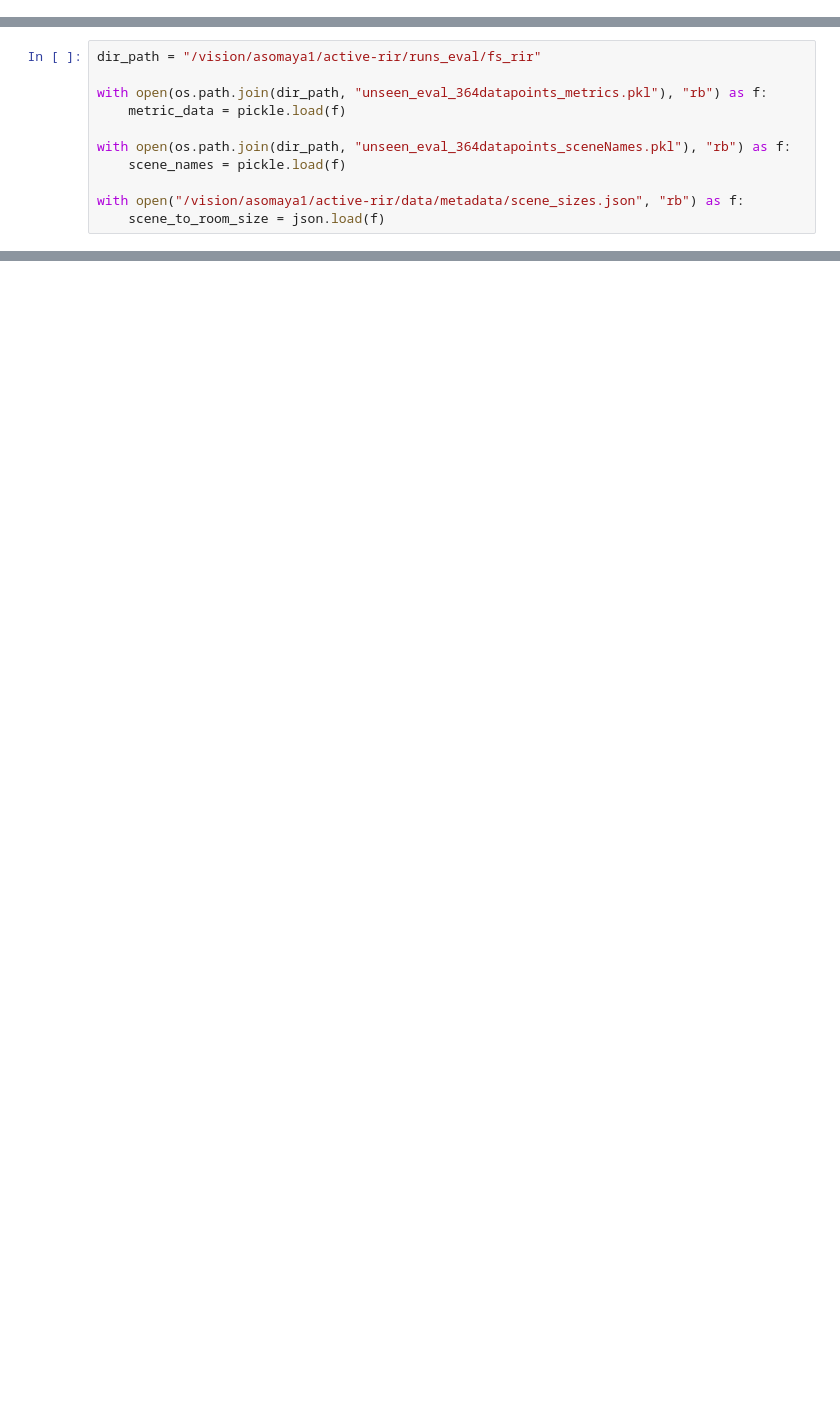
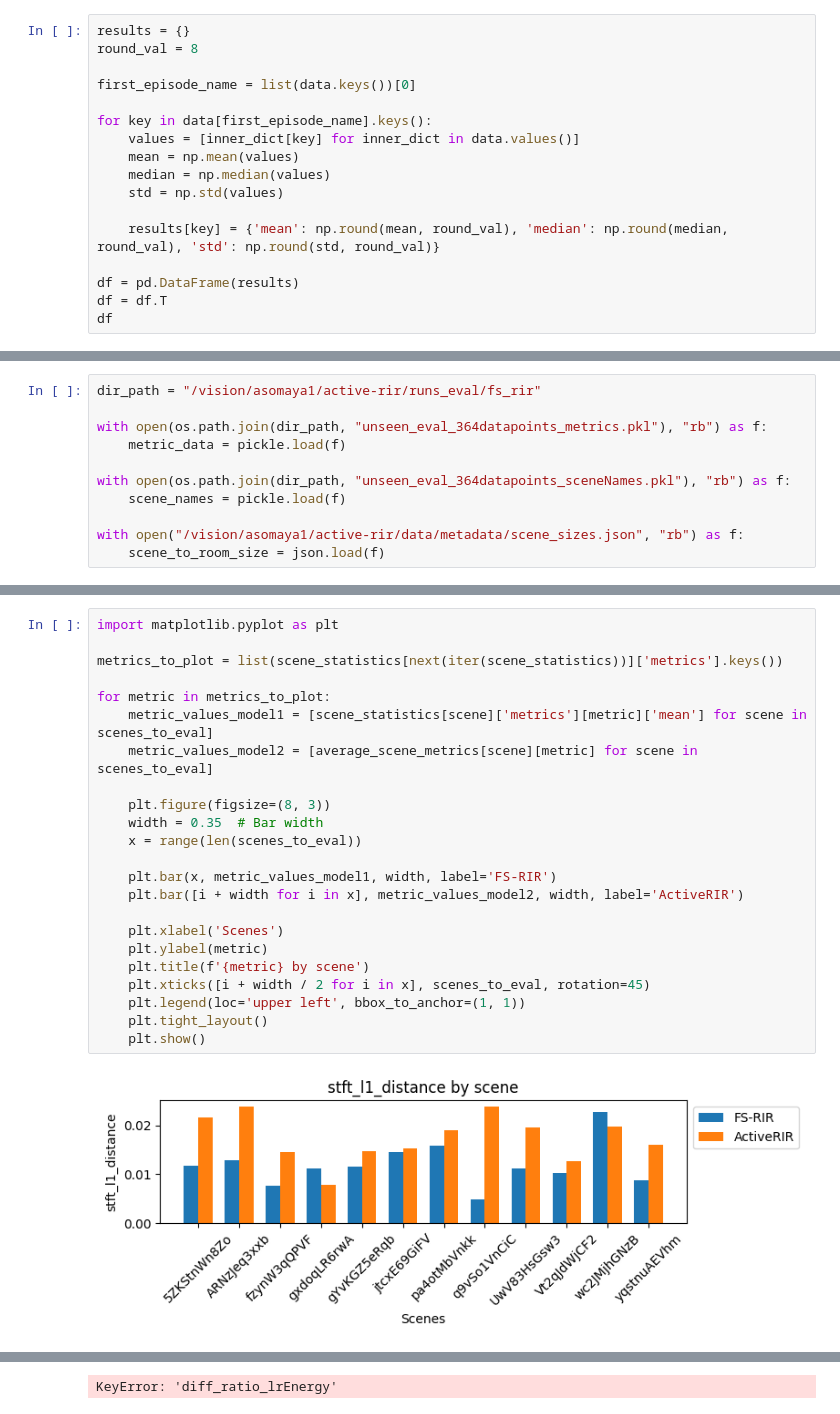
Before and after one commit to arjunrs1/active-rir, a Jupyter notebook: scripts/eval_stats_aggregation/compute_fs_rir_eval_stats.ipynb, the cells around one changed output, grey strips where cells are left out. Saved outputs shown, nothing was run; the diff lists cells and outputs as text; blank space fills up the shorter version.

```diff
--- a/scripts/eval_stats_aggregation/compute_fs_rir_eval_stats.ipynb
+++ b/scripts/eval_stats_aggregation/compute_fs_rir_eval_stats.ipynb
@@ -7,0 +136,17 @@ import random
+# %%
+results = {}
+round_val = 8
+
+first_episode_name = list(data.keys())[0]
+
+for key in data[first_episode_name].keys():
+    values = [inner_dict[key] for inner_dict in data.values()]
+    mean = np.mean(values)
+    median = np.median(values)
+    std = np.std(values)
+
+    results[key] = {'mean': np.round(mean, round_val), 'median': np.round(median, round_val), 'std': np.round(std, round_val)}
+
+df = pd.DataFrame(results)
+df = df.T
+df
@@ -108,0 +311,25 @@ for scene_name in set(scene_names):
+# %%
+import matplotlib.pyplot as plt
+
+metrics_to_plot = list(scene_statistics[next(iter(scene_statistics))]['metrics'].keys())
+
+for metric in metrics_to_plot:
+    metric_values_model1 = [scene_statistics[scene]['metrics'][metric]['mean'] for scene in scenes_to_eval]
+    metric_values_model2 = [average_scene_metrics[scene][metric] for scene in scenes_to_eval]
+
+    plt.figure(figsize=(8, 3))
+    width = 0.35  # Bar width
+    x = range(len(scenes_to_eval))
+
+    plt.bar(x, metric_values_model1, width, label='FS-RIR')
+    plt.bar([i + width for i in x], metric_values_model2, width, label='ActiveRIR')
+
+    plt.xlabel('Scenes')
+    plt.ylabel(metric)
+    plt.title(f'{metric} by scene')
+    plt.xticks([i + width / 2 for i in x], scenes_to_eval, rotation=45)
+    plt.legend(loc='upper left', bbox_to_anchor=(1, 1))
+    plt.tight_layout()
+    plt.show()
+# %% [output]
+[figure, added]
@@ -108,0 +340 @@ for scene_name in set(scene_names):
+KeyError: 'diff_ratio_lrEnergy'
```
Also changed, not shown: parts of 19 cells of this notebook, 14 other files.
